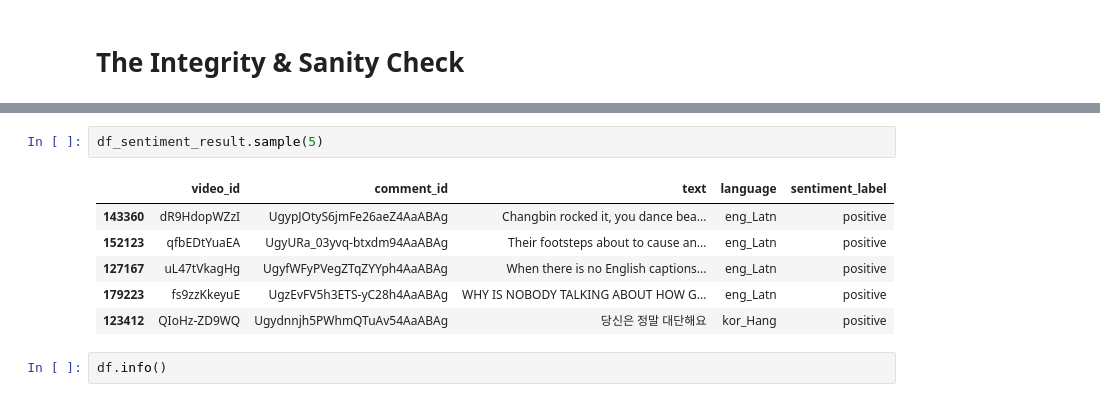
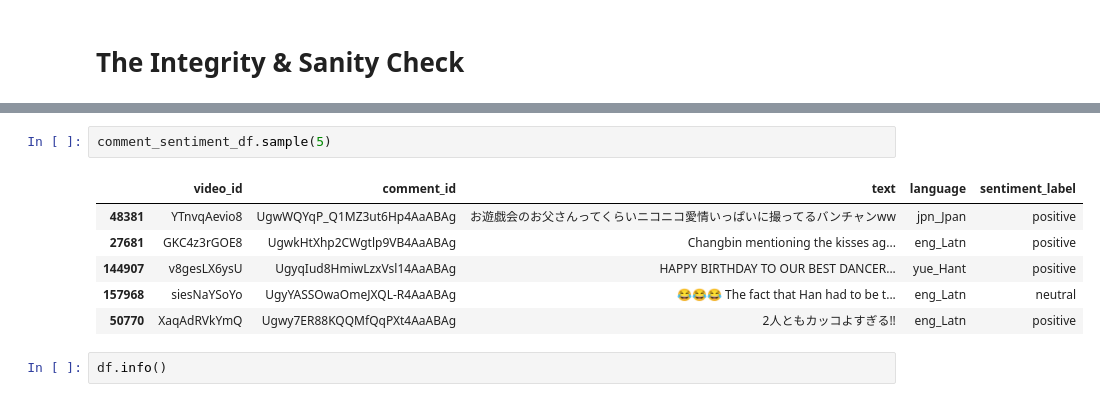
Before and after one commit to tejakusumahyusuf832/skz-pace, a Jupyter notebook: notebooks/3.0-yt-exploratory-data-analysis.ipynb, the cells around one changed output, grey strips where cells are left out. Drawn from its saved outputs; the diff is of its cells as text.

```diff
--- a/notebooks/3.0-yt-exploratory-data-analysis.ipynb
+++ b/notebooks/3.0-yt-exploratory-data-analysis.ipynb
@@ -30,14 +32,14 @@ df.sample(10)
 | 379 | GWSH0W3IcYs | [SKZ VLOG] I.N : I.N의 퐁당로그 9 in B... | Long-form | Vlogs & Logs | 2025 | 4 | Catalog (6-24 Months) | ... |
 | 600 | Vu23Rnu6SzU | [SKZ VLOG] Changbin : 돼끼의 꿀로그 | Long-form | Vlogs & Logs | 2020 | 8 | Legacy (2+ Years) | ... |
 # %%
-df_sentiment_result.sample(5)
+comment_sentiment_df.sample(5)
 # %% [output]
 |  | video_id | comment_id | text | language | sentiment_label |
-| 143360 | dR9HdopWZzI | UgypJOtyS6jmFe26aeZ4AaABAg | Changbin rocked it, you dance bea... | eng_Latn | positive |
-| 152123 | qfbEDtYuaEA | UgyURa_03yvq-btxdm94AaABAg | Their footsteps about to cause an... | eng_Latn | positive |
-| 127167 | uL47tVkagHg | UgyfWFyPVegZTqZYYph4AaABAg | When there is no English captions... | eng_Latn | positive |
-| 179223 | fs9zzKkeyuE | UgzEvFV5h3ETS-yC28h4AaABAg | WHY IS NOBODY TALKING ABOUT HOW G... | eng_Latn | positive |
-| 123412 | QIoHz-ZD9WQ | Ugydnnjh5PWhmQTuAv54AaABAg | 당신은 정말 대단해요 | kor_Hang | positive |
+| 48381 | YTnvqAevio8 | UgwWQYqP_Q1MZ3ut6Hp4AaABAg | お遊戯会のお父さんってくらいニコニコ愛情いっぱいに撮ってるバンチャンww | jpn_Jpan | positive |
+| 27681 | GKC4z3rGOE8 | UgwkHtXhp2CWgtlp9VB4AaABAg | Changbin mentioning the kisses ag... | eng_Latn | positive |
+| 144907 | v8gesLX6ysU | UgyqIud8HmiwLzxVsl14AaABAg | HAPPY BIRTHDAY TO OUR BEST DANCER... | yue_Hant | positive |
+| 157968 | siesNaYSoYo | UgyYASSOwaOmeJXQL-R4AaABAg | 😂😂😂 The fact that Han had to be t... | eng_Latn | neutral |
+| 50770 | XaqAdRVkYmQ | Ugwy7ER88KQQMfQqPXt4AaABAg | 2人ともカッコよすぎる!! | eng_Latn | positive |
 # %%
 df.info()
 # %% [output]
```
Also changed, not shown: parts of 47 cells of this notebook.
